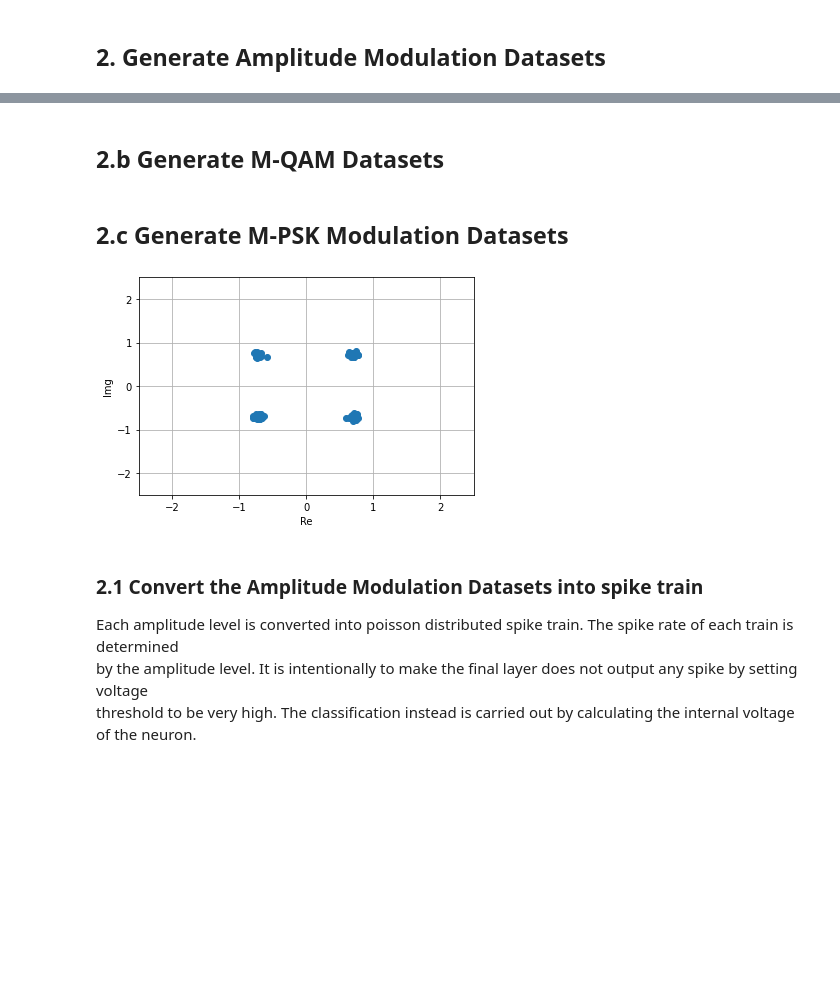
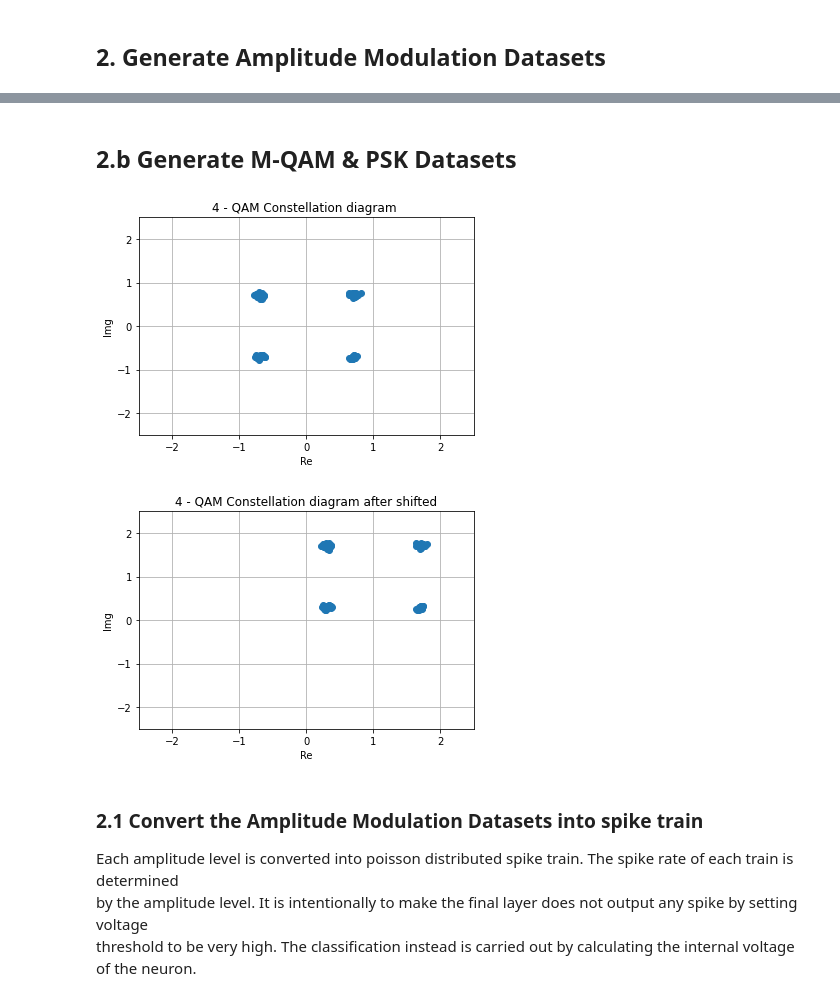
Before and after one commit to aravsi77/spiking_neural_network_thesis, a Jupyter notebook: modulation_class_snn_enabling_sbp.ipynb, the cells around one changed output, grey strips where cells are left out. Saved outputs shown, nothing was run; the diff lists cells and outputs as text; code cells hidden in the pictures; blank space fills up the shorter version.

```diff
--- a/modulation_class_snn_enabling_sbp.ipynb
+++ b/modulation_class_snn_enabling_sbp.ipynb
@@ -183,5 +183,5 @@ plt.show()
 # %% [markdown]
-## 2.b Generate M-QAM Datasets
+## 2.b Generate M-QAM & PSK Datasets
 # %%
 #generate 4 level quadrature amplitude modulation
 M =  4
@@ -191,38 +195,43 @@ qam /= np.linalg.norm( qam ) / np.sqrt( M )
-# %% [markdown]
-## 2.c Generate M-PSK Modulation Datasets
 # %%
-# generate 4 level PSK / QPSK modulation scheme
 
-M = 4
-N_samples = 100
-psk = [ np.exp( 1j * 2 * np.pi * m / M + 1j * np.pi / M ) for m in range( M ) ]
-
+#define the noise power
 SNR_dB = 25 # the SNR Value in dB
 sigma2_n = 1**2 * 10**( - SNR_dB / 10 ) # get the noise variance
 
 c = np.zeros(N_samples) + 1j*np.zeros(N_samples)
 #generate the signal and add the effect of the noise
 s = np.random.randint(M, size= N_samples) #generate N number of symbols
 
 for i,val in enumerate(s):#assign symbol to certain constellation signal
-    c[i] = psk[val]
+    c[i] = qam[val] #change this to choose between psk and qam modulation scheme
 
 n = np.random.randn( N_samples ) + 1j * np.random.randn( N_samples ) #complex noise
 z = c + np.sqrt( sigma2_n / 2)*n
 #z = z + (1 + 1j)
 #convert to torch tensor
 s = torch.from_numpy(s)
 z = torch.from_numpy(z)
 #plot
 plt.plot( np.real( z ), np.imag( z ), '.', markersize = 12  )
 plt.xlim( (-2.5, 2.5) )
 plt.ylim( (-2.5, 2.5) )
+plt.title('%d - QAM Constellation diagram '%M)
 plt.xlabel('Re')
 plt.ylabel('Img')
 plt.grid(True)
 plt.show()
+#plot after the points are shifted to the 1st quadrant
+plt.plot( np.real( z )+1, np.imag( z )+1, '.', markersize = 12  )
+plt.xlim( (-2.5, 2.5) )
+plt.ylim( (-2.5, 2.5) )
+plt.title('%d - QAM Constellation diagram after shifted'%M)
+plt.xlabel('Re')
+plt.ylabel('Img')
+plt.grid(True)
+plt.show()
 # %% [output]
-[figure, old version]
+[figure, new version]
+[figure, added]
 # %% [markdown]
 ### 2.1 Convert the Amplitude Modulation Datasets into spike train
 Each amplitude level is converted into poisson distributed spike train. The spike rate of each train is determined <br>
```
Also changed, not shown: parts of 12 cells of this notebook.
